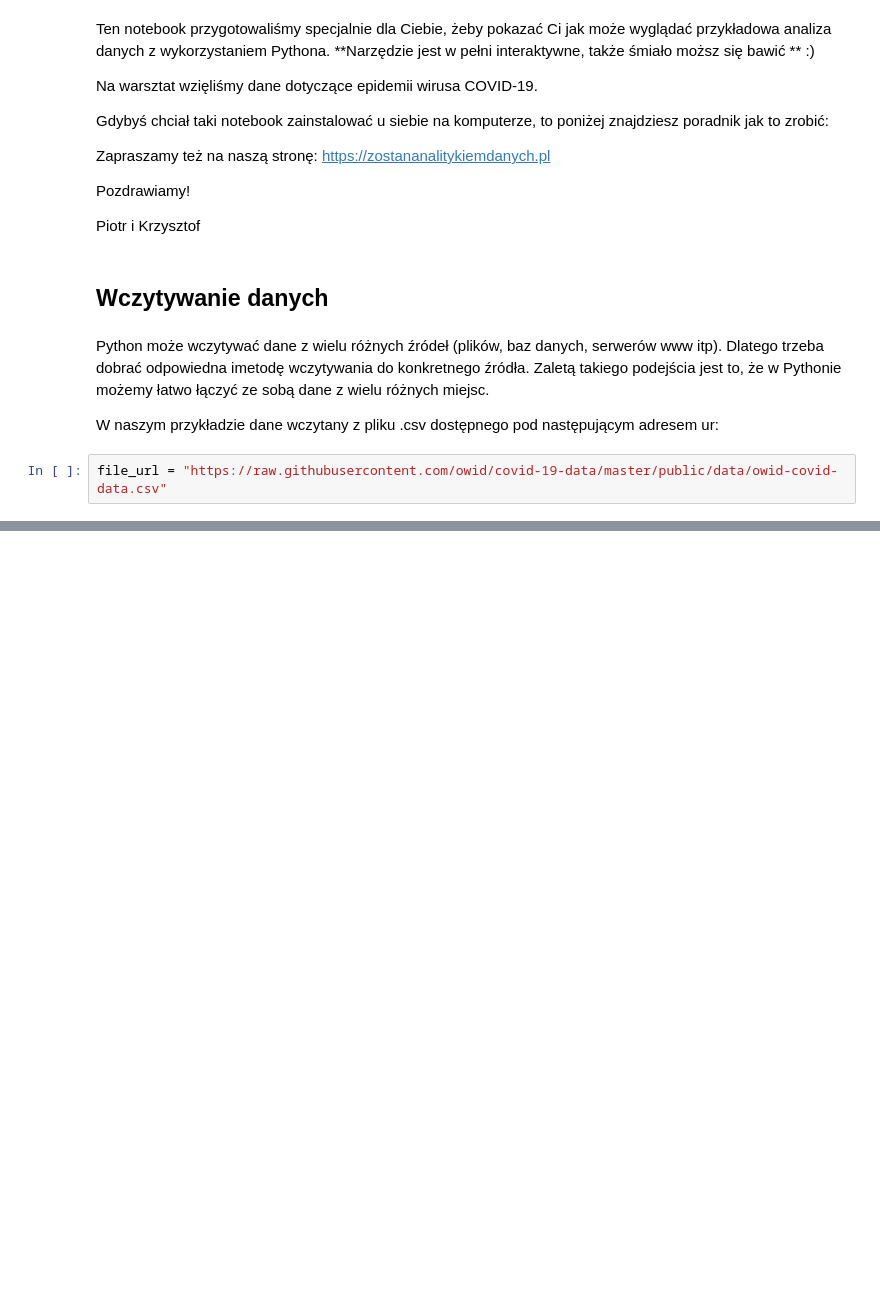
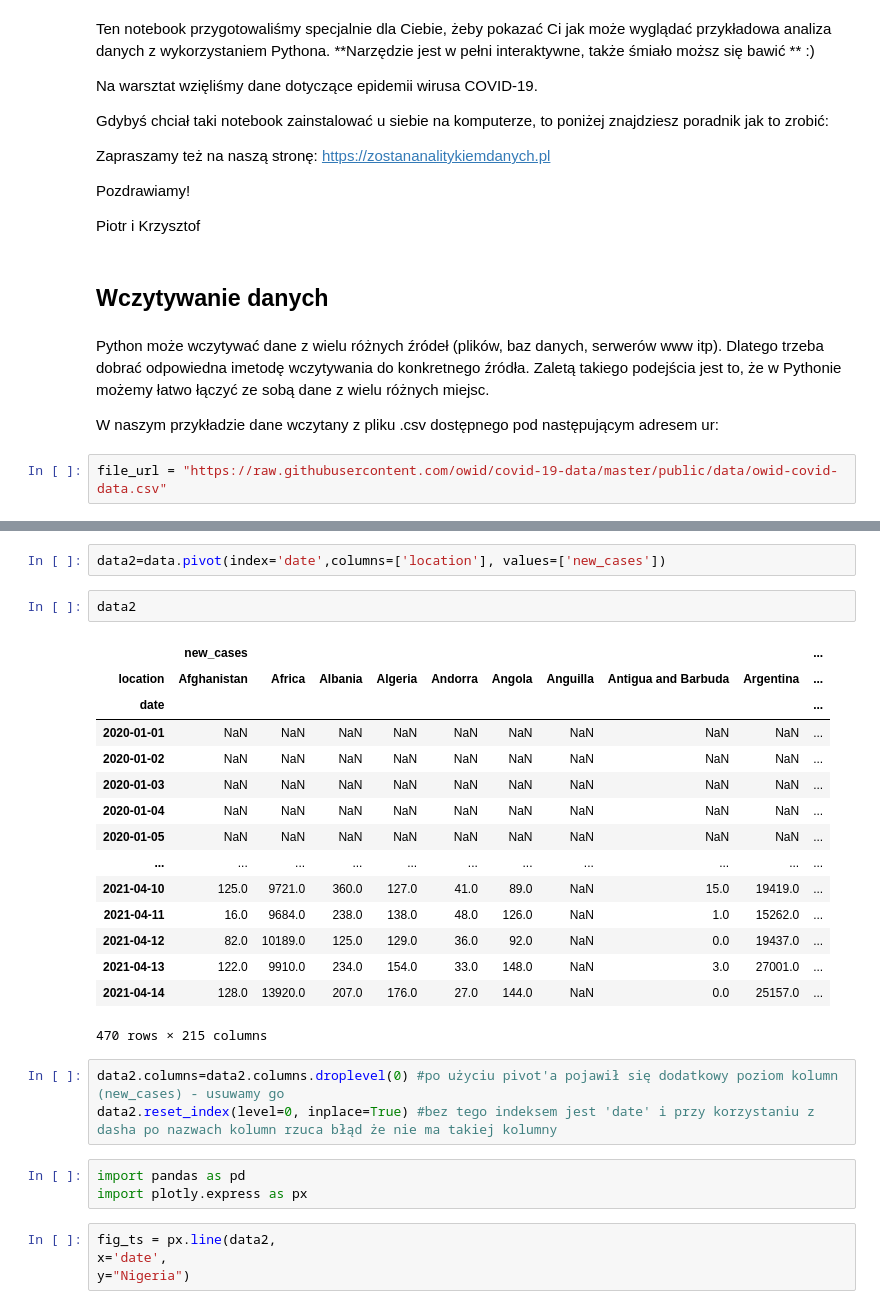
Before and after one commit to kali11/covid19, a Jupyter notebook: covid.ipynb, the cells around one changed output, grey strips where cells are left out. Cells and saved outputs as stored; diff of their text form; blank space fills up the shorter version.

```diff
--- a/covid.ipynb
+++ b/covid.ipynb
@@ -61,0 +71,30 @@ memory usage: 36.7+ MB
+# %%
+data2=data.pivot(index='date',columns=['location'], values=['new_cases'])
+# %%
+data2
+# %% [output]
+|  | new_cases |  |  |  |  |  |  |  |  | ... |
+| location | Afghanistan | Africa | Albania | Algeria | Andorra | Angola | Anguilla | Antigua and Barbuda | Argentina | ... |
+| date |  |  |  |  |  |  |  |  |  | ... |
+| 2020-01-01 | NaN | NaN | NaN | NaN | NaN | NaN | NaN | NaN | NaN | ... |
+| 2020-01-02 | NaN | NaN | NaN | NaN | NaN | NaN | NaN | NaN | NaN | ... |
+| 2020-01-03 | NaN | NaN | NaN | NaN | NaN | NaN | NaN | NaN | NaN | ... |
+| 2020-01-04 | NaN | NaN | NaN | NaN | NaN | NaN | NaN | NaN | NaN | ... |
+| 2020-01-05 | NaN | NaN | NaN | NaN | NaN | NaN | NaN | NaN | NaN | ... |
+| ... | ... | ... | ... | ... | ... | ... | ... | ... | ... | ... |
+| 2021-04-10 | 125.0 | 9721.0 | 360.0 | 127.0 | 41.0 | 89.0 | NaN | 15.0 | 19419.0 | ... |
+| 2021-04-11 | 16.0 | 9684.0 | 238.0 | 138.0 | 48.0 | 126.0 | NaN | 1.0 | 15262.0 | ... |
+| 2021-04-12 | 82.0 | 10189.0 | 125.0 | 129.0 | 36.0 | 92.0 | NaN | 0.0 | 19437.0 | ... |
+| 2021-04-13 | 122.0 | 9910.0 | 234.0 | 154.0 | 33.0 | 148.0 | NaN | 3.0 | 27001.0 | ... |
+| 2021-04-14 | 128.0 | 13920.0 | 207.0 | 176.0 | 27.0 | 144.0 | NaN | 0.0 | 25157.0 | ... |
+470 rows × 215 columns
+# %%
+data2.columns=data2.columns.droplevel(0) #po użyciu pivot'a pojawił się dodatkowy poziom kolumn (new_cases) - usuwamy go
+data2.reset_index(level=0, inplace=True) #bez tego indeksem jest 'date' i przy korzystaniu z dasha po nazwach kolumn rzuca błąd że nie ma takiej kolumny
+# %%
+import pandas as pd
+import plotly.express as px
+# %%
+fig_ts = px.line(data2,
+x='date',
+y="Nigeria")
```
Also changed, not shown: parts of 19 cells of this notebook.
